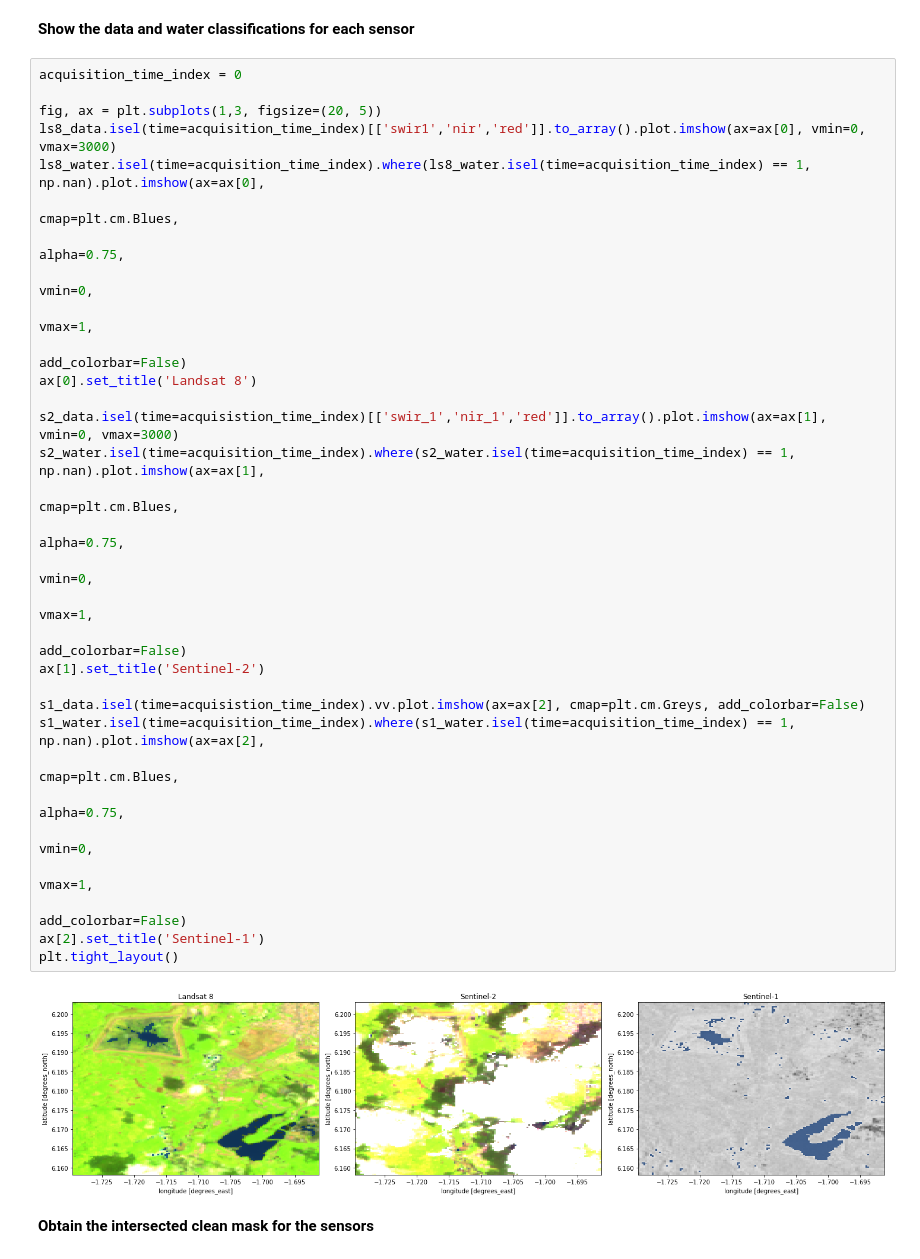
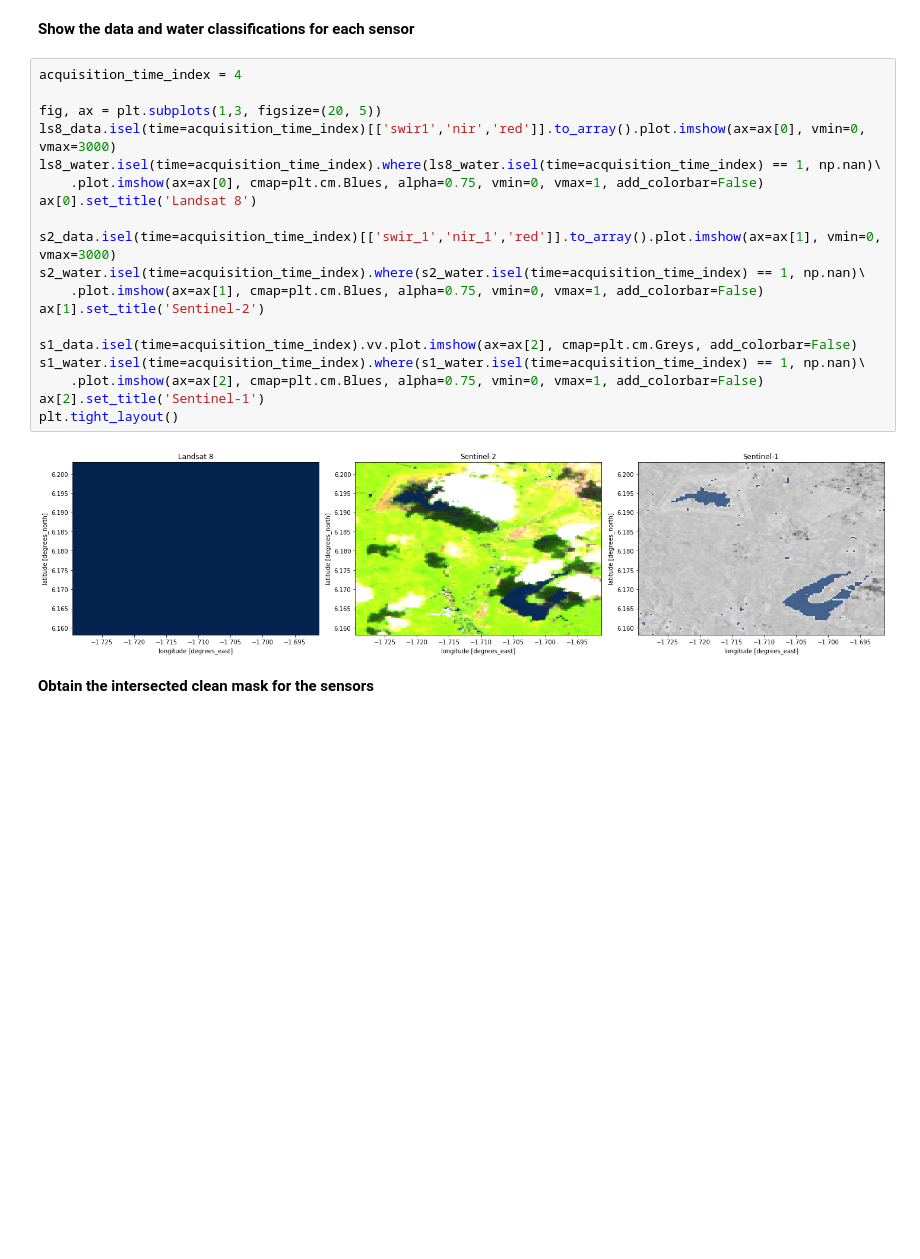
Before and after one commit to dlubawy-ama/deafrica-sandbox-notebooks, a Jupyter notebook: Water_Interoperability/water_interoperability_similarity_v1.ipynb, the cells around one changed output. Cells and saved outputs as stored; diff of their text form; blank space fills up the shorter version.

```diff
--- a/Water_Interoperability/water_interoperability_similarity_v1.ipynb
+++ b/Water_Interoperability/water_interoperability_similarity_v1.ipynb
@@ -516,38 +516,26 @@ s2_clean_mask = s2_clean_mask.compute()
 # %% [markdown]
 **Show the data and water classifications for each sensor**
 # %%
-acquisition_time_index = 0
+acquisition_time_index = 4
 
 fig, ax = plt.subplots(1,3, figsize=(20, 5))
 ls8_data.isel(time=acquisition_time_index)[['swir1','nir','red']].to_array().plot.imshow(ax=ax[0], vmin=0, vmax=3000)
-ls8_water.isel(time=acquisition_time_index).where(ls8_water.isel(time=acquisition_time_index) == 1, np.nan).plot.imshow(ax=ax[0],
-                                                                                                                          cmap=plt.cm.Blues,
-                                                                                                                          alpha=0.75,
-                                                                                                                          vmin=0,
-                                                                                                                          vmax=1,
-                                                                                                                          add_colorbar=False)
+ls8_water.isel(time=acquisition_time_index).where(ls8_water.isel(time=acquisition_time_index) == 1, np.nan)\
+    .plot.imshow(ax=ax[0], cmap=plt.cm.Blues, alpha=0.75, vmin=0, vmax=1, add_colorbar=False)
 ax[0].set_title('Landsat 8')
 
-s2_data.isel(time=acquisistion_time_index)[['swir_1','nir_1','red']].to_array().plot.imshow(ax=ax[1], vmin=0, vmax=3000)
-s2_water.isel(time=acquisition_time_index).where(s2_water.isel(time=acquisition_time_index) == 1, np.nan).plot.imshow(ax=ax[1],
-                                                                                                                        cmap=plt.cm.Blues,
-                                                                                                                        alpha=0.75,
-                                                                                                                        vmin=0,
-                                                                                                                        vmax=1,
-                                                                                                                        add_colorbar=False)
+s2_data.isel(time=acquisition_time_index)[['swir_1','nir_1','red']].to_array().plot.imshow(ax=ax[1], vmin=0, vmax=3000)
+s2_water.isel(time=acquisition_time_index).where(s2_water.isel(time=acquisition_time_index) == 1, np.nan)\
+    .plot.imshow(ax=ax[1], cmap=plt.cm.Blues, alpha=0.75, vmin=0, vmax=1, add_colorbar=False)
 ax[1].set_title('Sentinel-2')
 
-s1_data.isel(time=acquisistion_time_index).vv.plot.imshow(ax=ax[2], cmap=plt.cm.Greys, add_colorbar=False)
-s1_water.isel(time=acquisition_time_index).where(s1_water.isel(time=acquisition_time_index) == 1, np.nan).plot.imshow(ax=ax[2],
-                                                                                                                        cmap=plt.cm.Blues,
-                                                                                                                        alpha=0.75,
-                                                                                                                        vmin=0,
-                                                                                                                        vmax=1,
-                                                                                                                        add_colorbar=False)
+s1_data.isel(time=acquisition_time_index).vv.plot.imshow(ax=ax[2], cmap=plt.cm.Greys, add_colorbar=False)
+s1_water.isel(time=acquisition_time_index).where(s1_water.isel(time=acquisition_time_index) == 1, np.nan)\
+    .plot.imshow(ax=ax[2], cmap=plt.cm.Blues, alpha=0.75, vmin=0, vmax=1, add_colorbar=False)
 ax[2].set_title('Sentinel-1')
 plt.tight_layout()
 # %% [output]
-[figure, old version]
+[figure, new version]
 # %% [markdown]
 **Obtain the intersected clean mask for the sensors**
 # %%
```
Also changed, not shown: parts of 3 cells of this notebook.
